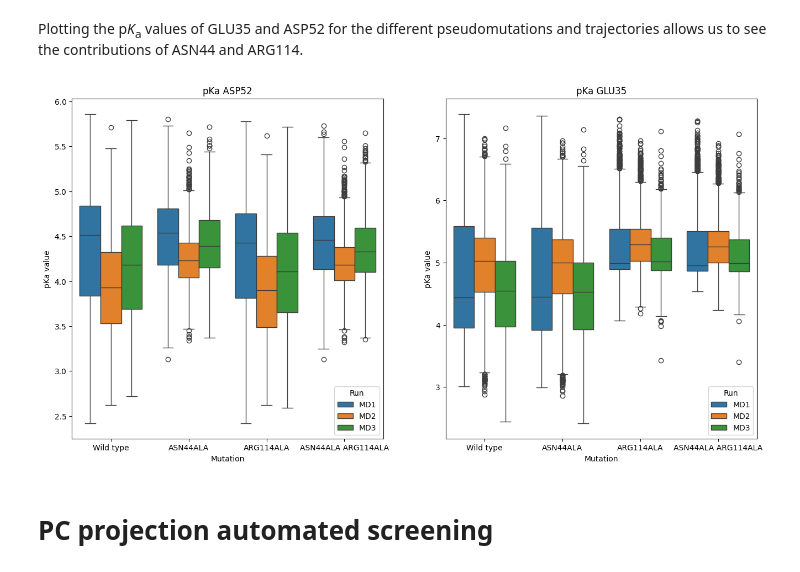
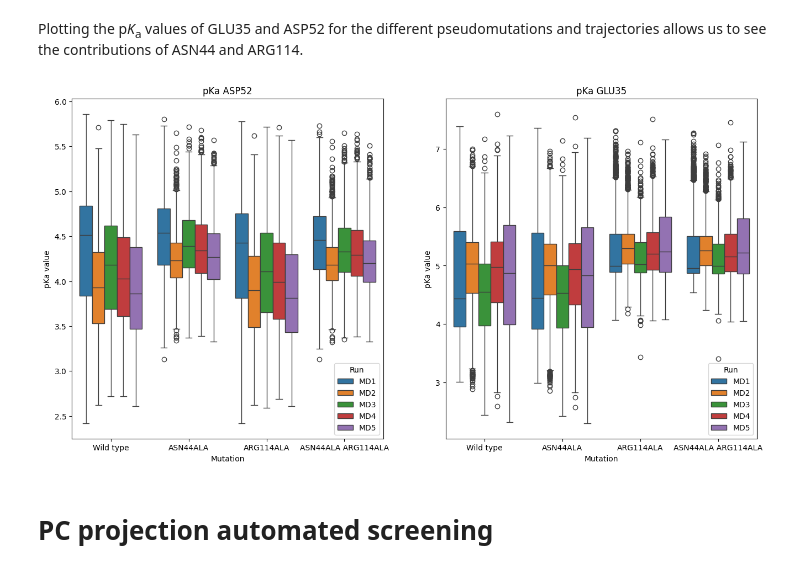
Before and after one commit to fornililab/TrIPP, a Jupyter notebook: tutorial.ipynb, the cells around one changed output. Cells and saved outputs as stored; diff of their text form; code cells hidden in the pictures.

```diff
--- a/tutorial.ipynb
+++ b/tutorial.ipynb
@@ -103,7 +128,7 @@ from tripp.process import calculate_difference_to_model
 
 output_directory = 'tutorial/output'
 
-for idx in range(1,4):
+for idx in range(1,6):
     output_prefix = f'1AKI_md{idx}'
     final_directory = f'{output_directory}/{output_prefix}'
     calculate_difference_to_model(output_file=f'{final_directory}/1AKI_md{idx}')
@@ -114,10 +139,10 @@ import pandas as pd
 import matplotlib.pyplot as plt
 import seaborn as sns
 
-fig, ax = plt.subplots(1,3, figsize=(20, 10))
+fig, ax = plt.subplots(1,5, figsize=(35, 10))
 
 #Plot histogram showing the pKa values ls
-for idx in range(1,4):
+for idx in range(1,6):
     output_prefix = f'1AKI_md{idx}'
     final_directory = f'{output_directory}/{output_prefix}'
 
@@ -125,10 +150,10 @@ for idx in range(1,4):
     df_melt = df_md.melt(id_vars='Time [ps]', var_name='Residues', value_name='pKa value')
     sns.histplot(data=df_melt, x='pKa value', y='Residues', ax=ax[idx-1], binwidth=0.1)
 
-fig, ax = plt.subplots(1,3, figsize=(20, 10))
+fig, ax = plt.subplots(1,5, figsize=(35, 10))
 
 #Plot histogram showing the deviation from the model pKa values
-for idx in range(1,4):
+for idx in range(1,6):
     output_prefix = f'1AKI_md{idx}'
     final_directory = f'{output_directory}/{output_prefix}'
 
@@ -293,9 +322,9 @@ tutorial/output/1AKI_all_md_pka_difference_to_model_value.pdb
 
 Visualising the p*K*<sub>a</sub> values of the two residues allows us to see the relationship between the two values.
 # %%
-fig, ax = plt.subplots(1,3, figsize=(18,6))
+fig, ax = plt.subplots(1,5, figsize=(25,6))
 
-for idx in range(1,4):
+for idx in range(1,6):
     output_prefix = f'1AKI_md{idx}'
     final_directory = f'{output_directory}/{output_prefix}'
     df_md = pd.read_csv(f'{final_directory}/1AKI_md{idx}_pka.csv')
@@ -482,7 +520,7 @@ output_directory = 'tutorial/output'
 
 topology_file = f'{file_directory}/1AKI_minstr.pdb'
 
-for idx in range(1,4):
+for idx in range(1,6):
     for mutation in [44, 114, [44, 114]]:
         if type(mutation) == int:
             output_prefix = f'1AKI_md{idx}_{mutation}'
@@ -600,23 +718,23 @@ Plotting the p*K*<sub>a</sub> values of GLU35 and ASP52 for the different pseudo
 # %%
 mutant_df_list = []
 mutation_dict = {'Wild type' : '', 'ASN44ALA' : '_44', 'ARG114ALA' : '_114', 'ASN44ALA ARG114ALA' : '_44_114'}
-for idx in range(1,4):
+for idx in range(1,6):
     for index, mutation in enumerate(mutation_dict.keys()):
         df = pd.read_csv(f'{output_directory}/1AKI_md{idx}{mutation_dict[mutation]}/1AKI_md{idx}{mutation_dict[mutation]}_pka.csv')
         df = df[['Time [ps]', 'ASP52', 'GLU35']]
         df_melt = df.melt(id_vars='Time [ps]', var_name='Residues', value_name='pKa value')
         df_melt['Run'] = f'MD{idx}'
         df_melt['Mutation'] = mutation
         mutant_df_list.append(df_melt)
 
 df_mutant = pd.concat(mutant_df_list)
 
 fig, ax = plt.subplots(1,2, figsize=(16,8))
 for index, item in enumerate(['ASP52', 'GLU35']):
     sns.boxplot(data=df_mutant[df_mutant['Residues']==item], x='Mutation', y='pKa value', hue='Run', ax=ax[index])
     ax[index].set_title(f'pKa {item}')
 # %% [output]
-[figure, old version]
+[figure, new version]
 # %% [markdown]
 # PC projection automated screening
 # %% [markdown]
```
Also changed, not shown: parts of 9 cells of this notebook, 51 other files.
